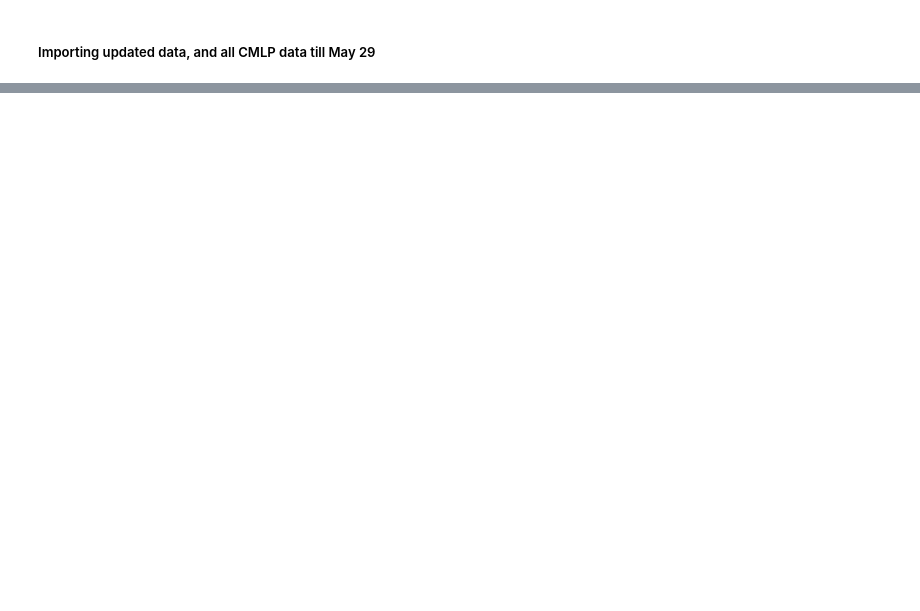
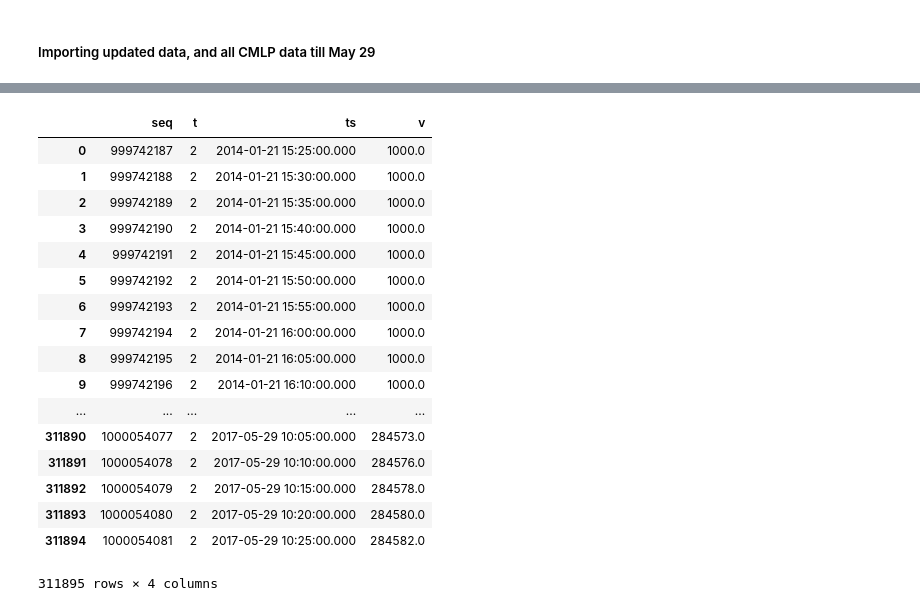
Before and after one commit to rshamsy/Summer-Research, a Jupyter notebook: dataExp.ipynb, the cells around one changed output, grey strips where cells are left out. Drawn from its saved outputs; the diff is of its cells as text; code cells hidden in the pictures; blank space fills up the shorter version.

```diff
--- a/dataExp.ipynb
+++ b/dataExp.ipynb
@@ -259,0 +127,21 @@ py.plot(dataTwoDF)
+# %%
+stmMtr1_tot
+# %% [output]
+|  | seq | t | ts | v |
+| 0 | 999742187 | 2 | 2014-01-21 15:25:00.000 | 1000.0 |
+| 1 | 999742188 | 2 | 2014-01-21 15:30:00.000 | 1000.0 |
+| 2 | 999742189 | 2 | 2014-01-21 15:35:00.000 | 1000.0 |
+| 3 | 999742190 | 2 | 2014-01-21 15:40:00.000 | 1000.0 |
+| 4 | 999742191 | 2 | 2014-01-21 15:45:00.000 | 1000.0 |
+| 5 | 999742192 | 2 | 2014-01-21 15:50:00.000 | 1000.0 |
+| 6 | 999742193 | 2 | 2014-01-21 15:55:00.000 | 1000.0 |
+| 7 | 999742194 | 2 | 2014-01-21 16:00:00.000 | 1000.0 |
+| 8 | 999742195 | 2 | 2014-01-21 16:05:00.000 | 1000.0 |
+| 9 | 999742196 | 2 | 2014-01-21 16:10:00.000 | 1000.0 |
+| ... | ... | ... | ... | ... |
+| 311890 | 1000054077 | 2 | 2017-05-29 10:05:00.000 | 284573.0 |
+| 311891 | 1000054078 | 2 | 2017-05-29 10:10:00.000 | 284576.0 |
+| 311892 | 1000054079 | 2 | 2017-05-29 10:15:00.000 | 284578.0 |
+| 311893 | 1000054080 | 2 | 2017-05-29 10:20:00.000 | 284580.0 |
+| 311894 | 1000054081 | 2 | 2017-05-29 10:25:00.000 | 284582.0 |
+311895 rows × 4 columns
```
Also changed, not shown: parts of 60 cells of this notebook.
